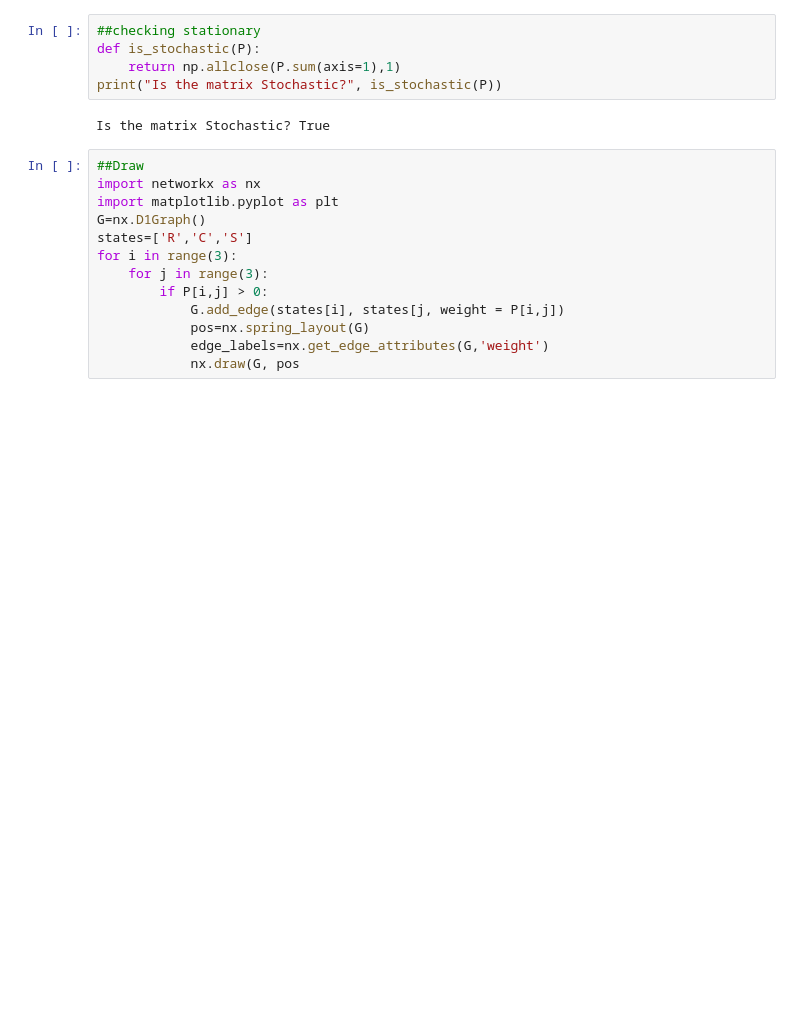
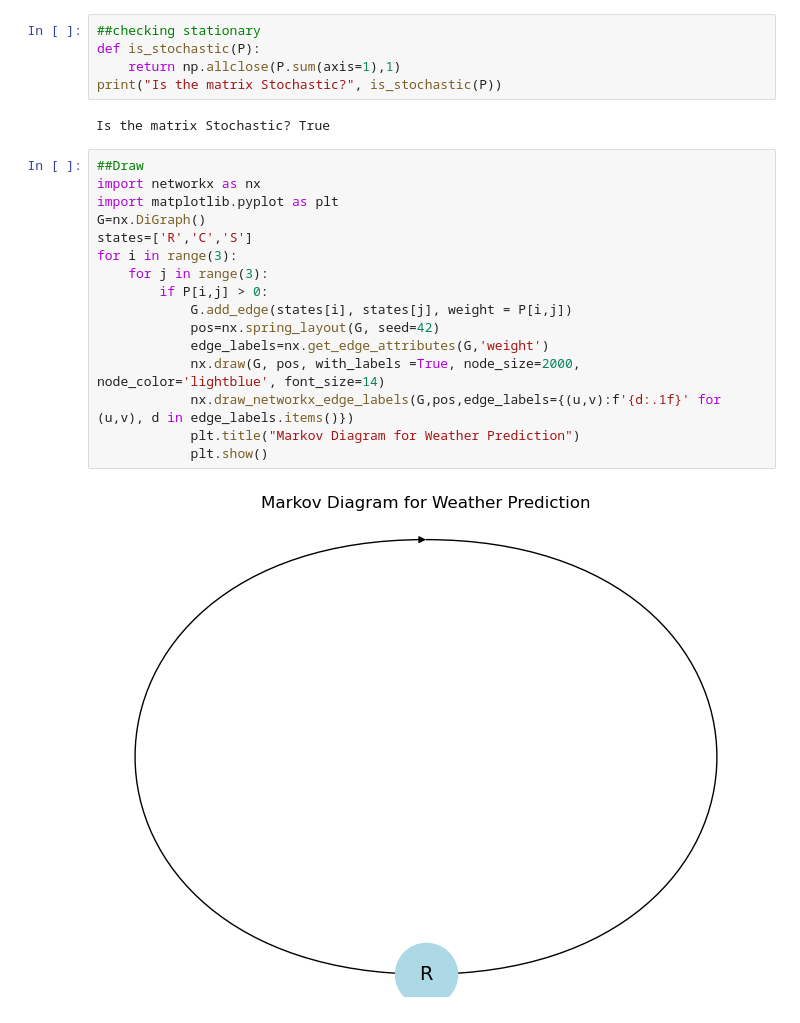
Before and after one commit to adeline-pepela/Module-3, a Jupyter notebook: DSA 8302 Computational Techniques in DS/week5.ipynb, the cells around one changed output. Saved outputs shown, nothing was run; the diff lists cells and outputs as text; blank space fills up the shorter version.

```diff
--- a/DSA 8302 Computational Techniques in DS/week5.ipynb
+++ b/DSA 8302 Computational Techniques in DS/week5.ipynb
@@ -17,13 +17,18 @@ Is the matrix Stochastic? True
 # %%
 ##Draw
 import networkx as nx
 import matplotlib.pyplot as plt
-G=nx.D1Graph()
+G=nx.DiGraph()
 states=['R','C','S']
 for i in range(3):
     for j in range(3):
         if P[i,j] > 0:
-            G.add_edge(states[i], states[j, weight = P[i,j])
-            pos=nx.spring_layout(G)
+            G.add_edge(states[i], states[j], weight = P[i,j])
+            pos=nx.spring_layout(G, seed=42)
             edge_labels=nx.get_edge_attributes(G,'weight')
-            nx.draw(G, pos
+            nx.draw(G, pos, with_labels =True, node_size=2000, node_color='lightblue', font_size=14)
+            nx.draw_networkx_edge_labels(G,pos,edge_labels={(u,v):f'{d:.1f}' for (u,v), d in edge_labels.items()})
+            plt.title("Markov Diagram for Weather Prediction")
+            plt.show()
+# %% [output]
+[figure, added]
```
Also changed, not shown: parts of 1 cell of this notebook.
